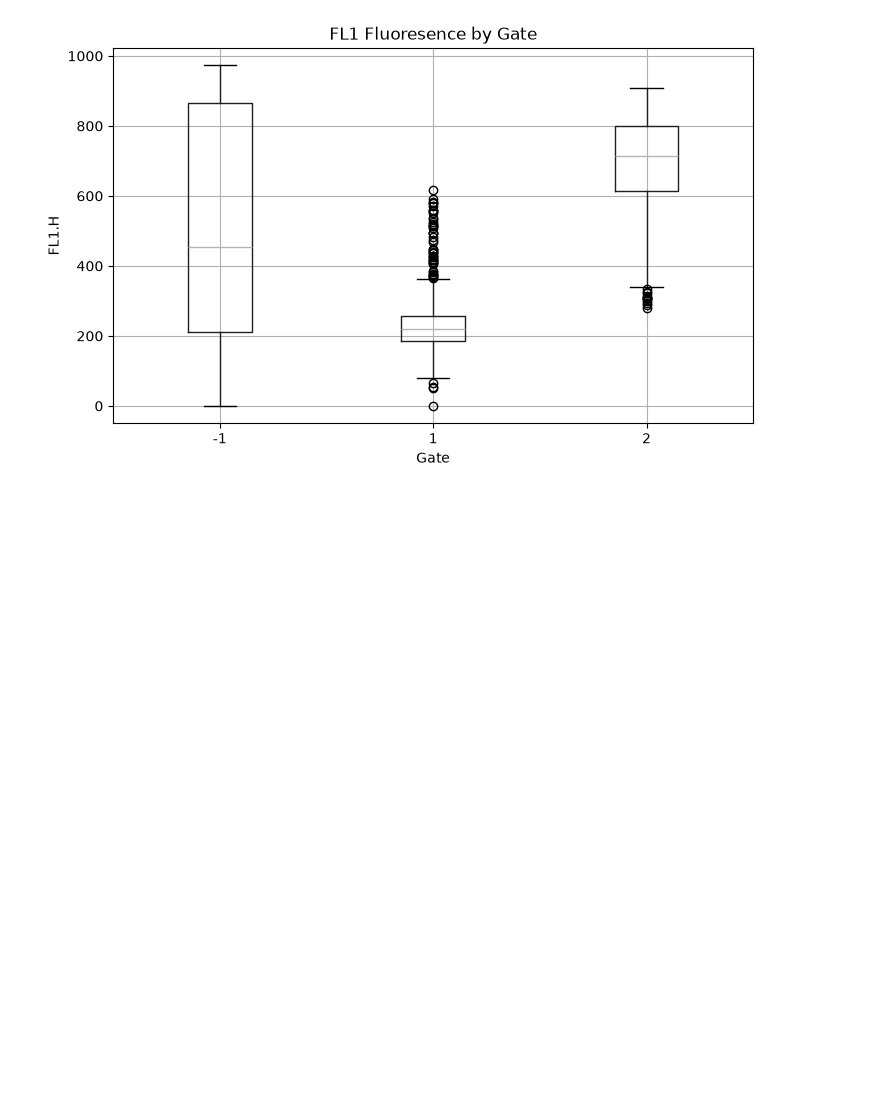
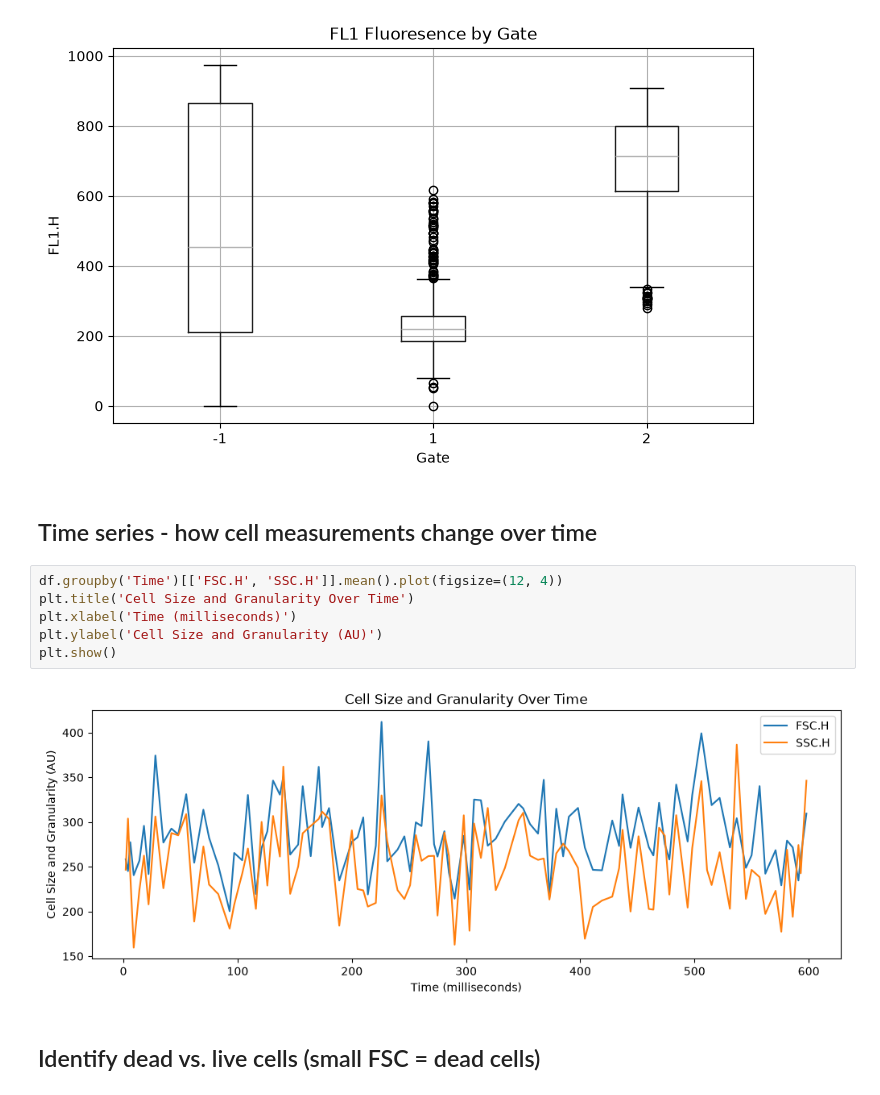
Before and after one commit to dinatonne/testing-kaggle, a Jupyter notebook: flow_cyt_data.ipynb, the cells around one changed output. Cells and saved outputs as stored; diff of their text form; blank space fills up the shorter version.

Commit message:
Added new analysis of data and plots, including heatmap of correlations between all channels, violin plots, time series

```diff
--- a/flow_cyt_data.ipynb
+++ b/flow_cyt_data.ipynb
@@ -182,3 +182,15 @@ plt.ylabel('FL1.H')
 plt.show()
 # %% [output]
 [figure]
+# %% [markdown]
+## Time series - how cell measurements change over time
+# %%
+df.groupby('Time')[['FSC.H', 'SSC.H']].mean().plot(figsize=(12, 4))
+plt.title('Cell Size and Granularity Over Time')
+plt.xlabel('Time (milliseconds)')
+plt.ylabel('Cell Size and Granularity (AU)')
+plt.show()
+# %% [output]
+[figure, added]
+# %% [markdown]
+## Identify dead vs. live cells (small FSC = dead cells)
```
Also changed, not shown: parts of 9 cells of this notebook.
